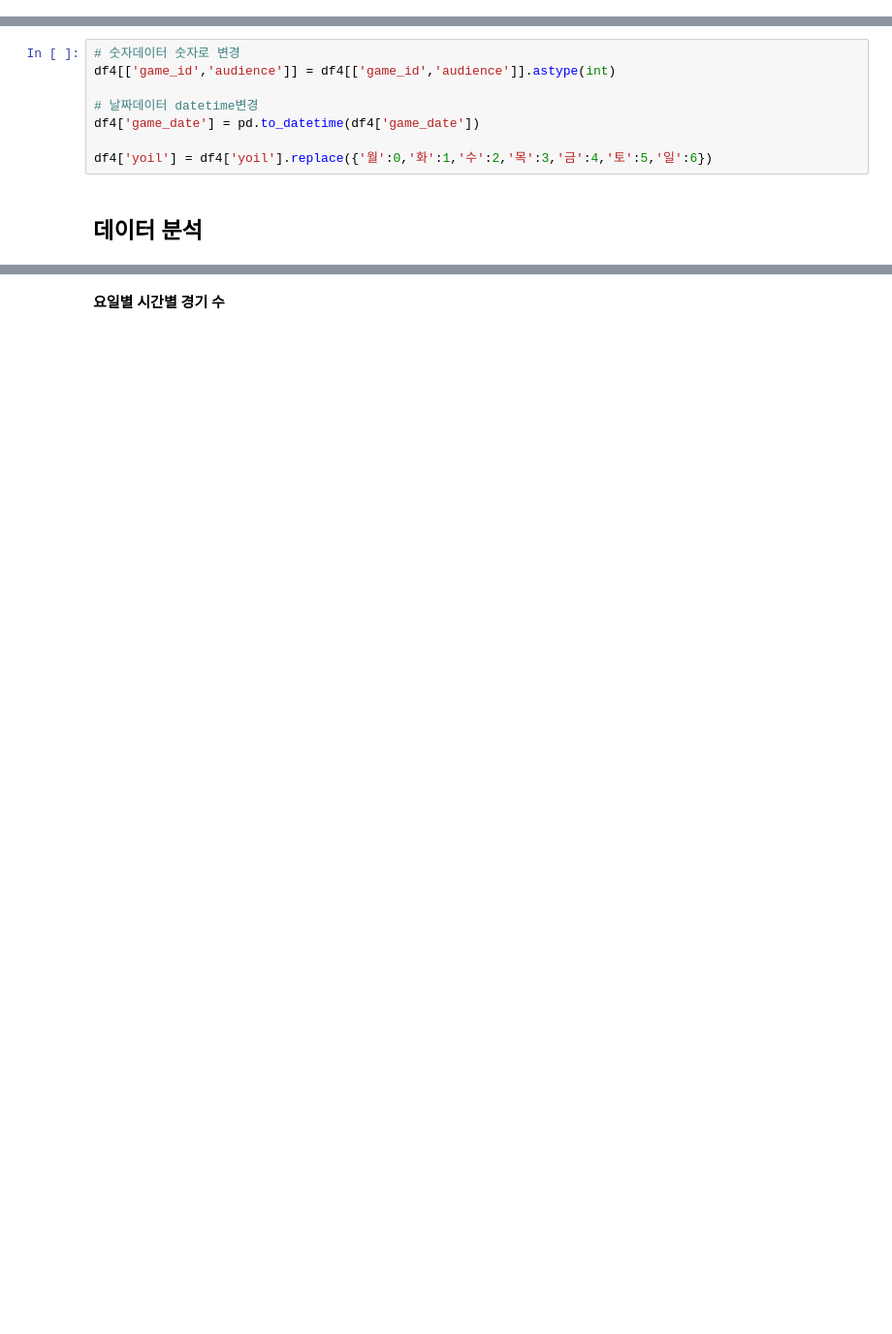
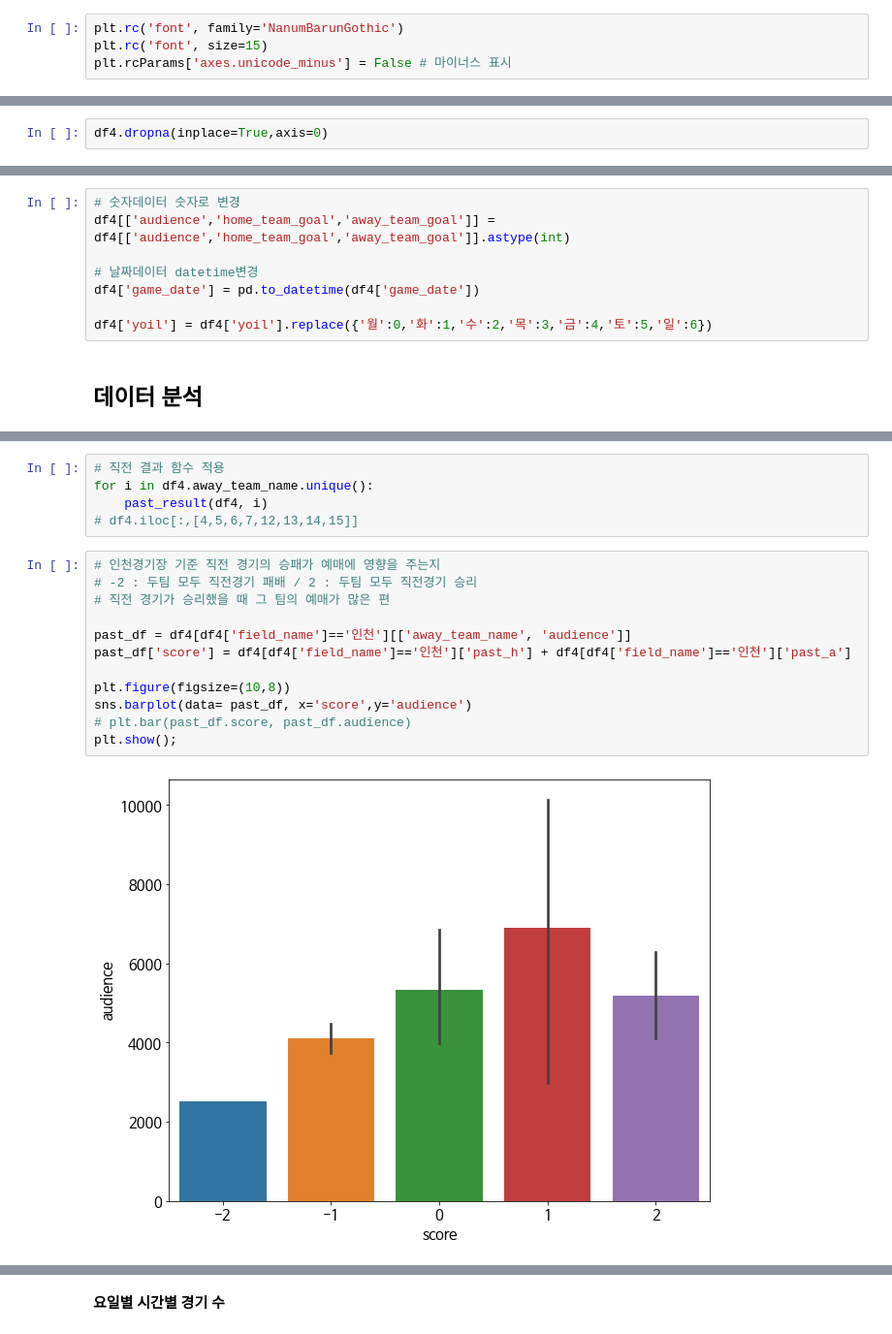
Before and after one commit to ev1025/K-league_Ticketing, a Jupyter notebook: 예매수요예측.ipynb, the cells around one changed output, grey strips where cells are left out. Shown at 97% size. Saved outputs shown, nothing was run; the diff lists cells and outputs as text; blank space fills up the shorter version.

```diff
--- a/예매수요예측.ipynb
+++ b/예매수요예측.ipynb
@@ -86,3 +111,7 @@
+# %%
+plt.rc('font', family='NanumBarunGothic')
+plt.rc('font', size=15)
+plt.rcParams['axes.unicode_minus'] = False # 마이너스 표시
 # %%
 import matplotlib.pyplot as plt
 import seaborn as sns
@@ -161,3 +200,5 @@ all_num = dict(home_num,**away_num)
+# %%
+df4.dropna(inplace=True,axis=0)
 # %% [markdown]
 **tk(승부차기) 컬럼 삭제, 연도와 각 팀, 경기장의 id번호 삭제**
 # %%
@@ -172,7 +213,7 @@ array(['0', nan], dtype=object)
 df4.drop(columns = ['home_team_tk','away_team_tk','meet_year','meet_seq','meet_name','home_team','away_team','field_id'],inplace=True,)
 # %%
 # 숫자데이터 숫자로 변경
-df4[['game_id','audience']] = df4[['game_id','audience']].astype(int)
+df4[['audience','home_team_goal','away_team_goal']] = df4[['audience','home_team_goal','away_team_goal']].astype(int)
 
 # 날짜데이터 datetime변경
 df4['game_date'] = pd.to_datetime(df4['game_date'])
@@ -182,0 +366,19 @@ df4['yoil'] = df4['yoil'].replace({'월':0,'화':1,'수':2,'목':3,'금':4,'토'
+# %%
+# 직전 결과 함수 적용
+for i in df4.away_team_name.unique():
+    past_result(df4, i)
+# df4.iloc[:,[4,5,6,7,12,13,14,15]]
+# %%
+# 인천경기장 기준 직전 경기의 승패가 예매에 영향을 주는지
+# -2 : 두팀 모두 직전경기 패배 / 2 : 두팀 모두 직전경기 승리
+# 직전 경기가 승리했을 때 그 팀의 예매가 많은 편
+
+past_df = df4[df4['field_name']=='인천'][['away_team_name', 'audience']]
+past_df['score'] = df4[df4['field_name']=='인천']['past_h'] + df4[df4['field_name']=='인천']['past_a']
+
+plt.figure(figsize=(10,8))
+sns.barplot(data= past_df, x='score',y='audience')
+# plt.bar(past_df.score, past_df.audience)
+plt.show();
+# %% [output]
+[figure, added]
```
Also changed, not shown: parts of 44 cells of this notebook.
